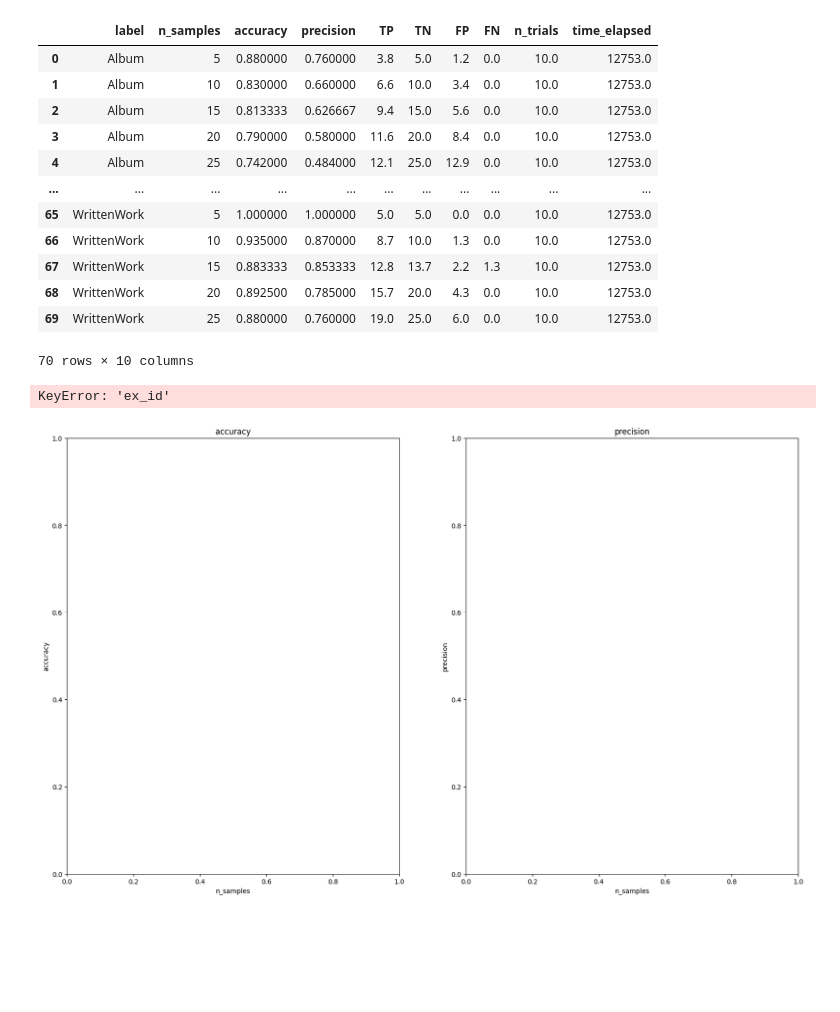
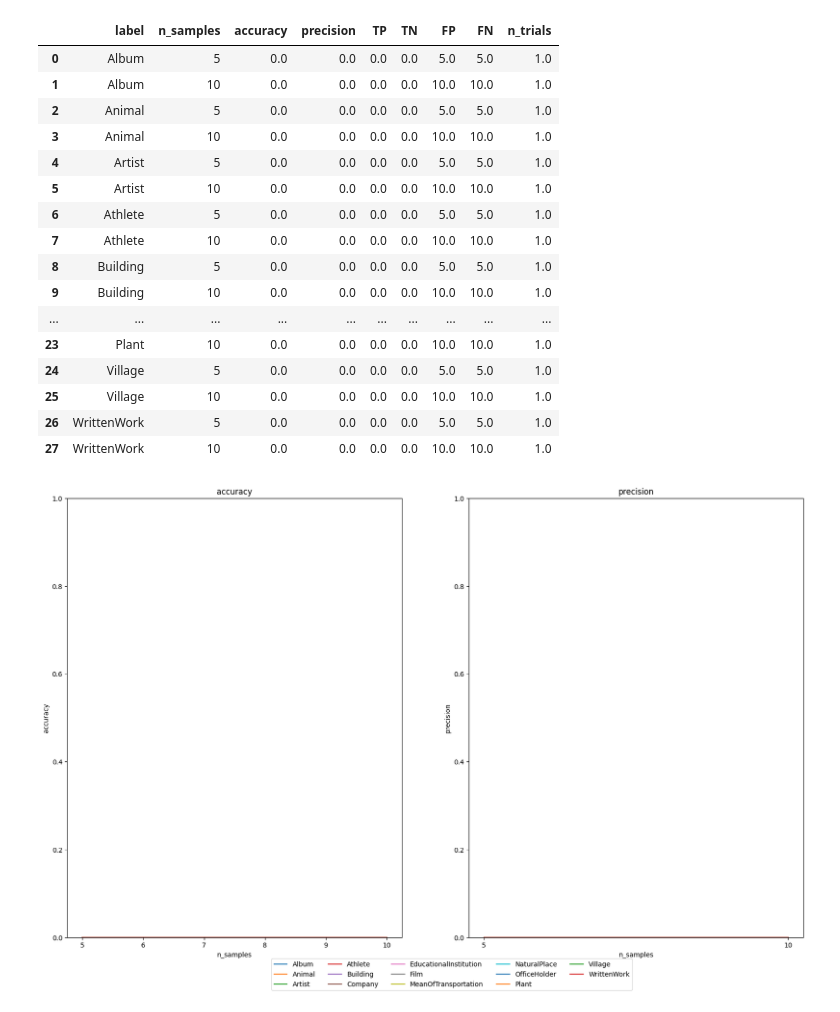
Before and after one commit to crowd4u/evaluate-LLMs, a Jupyter notebook: experiments/plot_data.ipynb, the cells around one changed output. Cells and saved outputs as stored; diff of their text form; code cells hidden in the pictures; blank space fills up the shorter version.

```diff
--- a/experiments/plot_data.ipynb
+++ b/experiments/plot_data.ipynb
@@ -18,15 +18,15 @@ for file in result_files:
 os.makedirs(f"./plots/{group_id}/", exist_ok=True)
 # %%
 # make results into dataframe
-df_columns = ["model", "label", "accuracy", "precision", "TP", "TN", "FP", "FN", "n_samples", "n_trials", "model", "time_elapsed", "ex_id"]
+df_columns = ["model", "label", "accuracy", "precision", "TP", "TN", "FP", "FN", "n_samples", "n_trials", "model"]
 df_data = []
+time_elapsed = 0
+ex_id = ""
 for r in results:
     args = r["args"]
     n_trials = args.n_trials
     max_retry = args.max_retry
     model = args.model
-    time_elapsed = int(r["finish_time"]) - int(r["start_time"])
-    ex_id = r["experiment_id"]
     for trial in r["result"]:
         for sample in trial:
             df_data.append([
@@ -41,9 +41,11 @@ for r in results:
                 sample["n_samples"],
                 n_trials,
                 model,
-                time_elapsed,
-                ex_id
             ])
+    time_elapsed = int(r["finish_time"]) - int(r["start_time"])
+    ex_id = r["experiment_id"]
 df_results = pd.DataFrame(df_data, columns=df_columns)
+print("time elapsed: ", time_elapsed)
+print("experiment id: ", ex_id)
 df_results
 # %% [output]
@@ -65,19 +73,23 @@ df_results
 res_g_sample = df_results.groupby(by=["label","n_samples"], as_index=False).mean("precision", "accuracy")
 res_g_sample
 # %% [output]
-|  | label | n_samples | accuracy | precision | TP | TN | FP | FN | n_trials | time_elapsed |
-| 0 | Album | 5 | 0.880000 | 0.760000 | 3.8 | 5.0 | 1.2 | 0.0 | 10.0 | 12753.0 |
-| 1 | Album | 10 | 0.830000 | 0.660000 | 6.6 | 10.0 | 3.4 | 0.0 | 10.0 | 12753.0 |
-| 2 | Album | 15 | 0.813333 | 0.626667 | 9.4 | 15.0 | 5.6 | 0.0 | 10.0 | 12753.0 |
-| 3 | Album | 20 | 0.790000 | 0.580000 | 11.6 | 20.0 | 8.4 | 0.0 | 10.0 | 12753.0 |
-| 4 | Album | 25 | 0.742000 | 0.484000 | 12.1 | 25.0 | 12.9 | 0.0 | 10.0 | 12753.0 |
-| ... | ... | ... | ... | ... | ... | ... | ... | ... | ... | ... |
-| 65 | WrittenWork | 5 | 1.000000 | 1.000000 | 5.0 | 5.0 | 0.0 | 0.0 | 10.0 | 12753.0 |
-| 66 | WrittenWork | 10 | 0.935000 | 0.870000 | 8.7 | 10.0 | 1.3 | 0.0 | 10.0 | 12753.0 |
-| 67 | WrittenWork | 15 | 0.883333 | 0.853333 | 12.8 | 13.7 | 2.2 | 1.3 | 10.0 | 12753.0 |
-| 68 | WrittenWork | 20 | 0.892500 | 0.785000 | 15.7 | 20.0 | 4.3 | 0.0 | 10.0 | 12753.0 |
-| 69 | WrittenWork | 25 | 0.880000 | 0.760000 | 19.0 | 25.0 | 6.0 | 0.0 | 10.0 | 12753.0 |
+|  | label | n_samples | accuracy | precision | TP | TN | FP | FN | n_trials |
+| 0 | Album | 5 | 0.0 | 0.0 | 0.0 | 0.0 | 5.0 | 5.0 | 1.0 |
+| 1 | Album | 10 | 0.0 | 0.0 | 0.0 | 0.0 | 10.0 | 10.0 | 1.0 |
+| 2 | Animal | 5 | 0.0 | 0.0 | 0.0 | 0.0 | 5.0 | 5.0 | 1.0 |
+| 3 | Animal | 10 | 0.0 | 0.0 | 0.0 | 0.0 | 10.0 | 10.0 | 1.0 |
+| 4 | Artist | 5 | 0.0 | 0.0 | 0.0 | 0.0 | 5.0 | 5.0 | 1.0 |
+| 5 | Artist | 10 | 0.0 | 0.0 | 0.0 | 0.0 | 10.0 | 10.0 | 1.0 |
+| 6 | Athlete | 5 | 0.0 | 0.0 | 0.0 | 0.0 | 5.0 | 5.0 | 1.0 |
+| 7 | Athlete | 10 | 0.0 | 0.0 | 0.0 | 0.0 | 10.0 | 10.0 | 1.0 |
+| 8 | Building | 5 | 0.0 | 0.0 | 0.0 | 0.0 | 5.0 | 5.0 | 1.0 |
+| 9 | Building | 10 | 0.0 | 0.0 | 0.0 | 0.0 | 10.0 | 10.0 | 1.0 |
+| ... | ... | ... | ... | ... | ... | ... | ... | ... | ... |
+| 23 | Plant | 10 | 0.0 | 0.0 | 0.0 | 0.0 | 10.0 | 10.0 | 1.0 |
+| 24 | Village | 5 | 0.0 | 0.0 | 0.0 | 0.0 | 5.0 | 5.0 | 1.0 |
+| 25 | Village | 10 | 0.0 | 0.0 | 0.0 | 0.0 | 10.0 | 10.0 | 1.0 |
+| 26 | WrittenWork | 5 | 0.0 | 0.0 | 0.0 | 0.0 | 5.0 | 5.0 | 1.0 |
+| 27 | WrittenWork | 10 | 0.0 | 0.0 | 0.0 | 0.0 | 10.0 | 10.0 | 1.0 |
-70 rows × 10 columns
 # %%
 # plot accuracy and precision with df_results
 # x axis: label
@@ -93,35 +105,32 @@ plt.figure(figsize=(20, 12))
 sub_acc = plt.subplot(1, 2, 1)
 sub_acc.set_title("accuracy")
 sub_acc.set_xlabel("n_samples")
 sub_acc.set_ylabel("accuracy")
 sub_acc.set_ylim(0, 1)
 
 sub_prec = plt.subplot(1, 2, 2)
 sub_prec.set_title("precision")
 sub_prec.set_xlabel("n_samples")
 sub_prec.set_ylabel("precision")
 sub_prec.set_ylim(0, 1)
 
 labels = []
-experiment_id = ""
 # get average of accuracy and precision for each label group by n_sample
 for l, klass in res_g_sample.groupby(by="label"):
-    experiment_id = klass["ex_id"].iloc[0]
     precs_by_n_sample = []
     accs_by_n_sample = []
     n_list = []
     for n_sample, data in klass.groupby(by="n_samples"):
         n_list.append(n_sample)
         precs_by_n_sample.append(data["precision"].mean())
         accs_by_n_sample.append(data["accuracy"].mean())
     sub_prec.plot(n_list, precs_by_n_sample, label=l)
     sub_acc.plot(n_list, accs_by_n_sample, label=l)
     plt.xticks(n_list)
     labels.append(l)
 plt.legend(labels, loc="upper left", bbox_to_anchor=(-0.6, -0.04), ncol=5)
 
 # save images
-plt.savefig(f"./plots/{group_id}/dbpedia_14_{experiment_id}.png")
+plt.savefig(f"./plots/{group_id}/dbpedia_14_{ex_id}.png")
 # %% [output]
-KeyError: 'ex_id'
-[figure, old version]
+[figure, new version]
```
Also changed, not shown: parts of 2 cells of this notebook, 3 other files.
